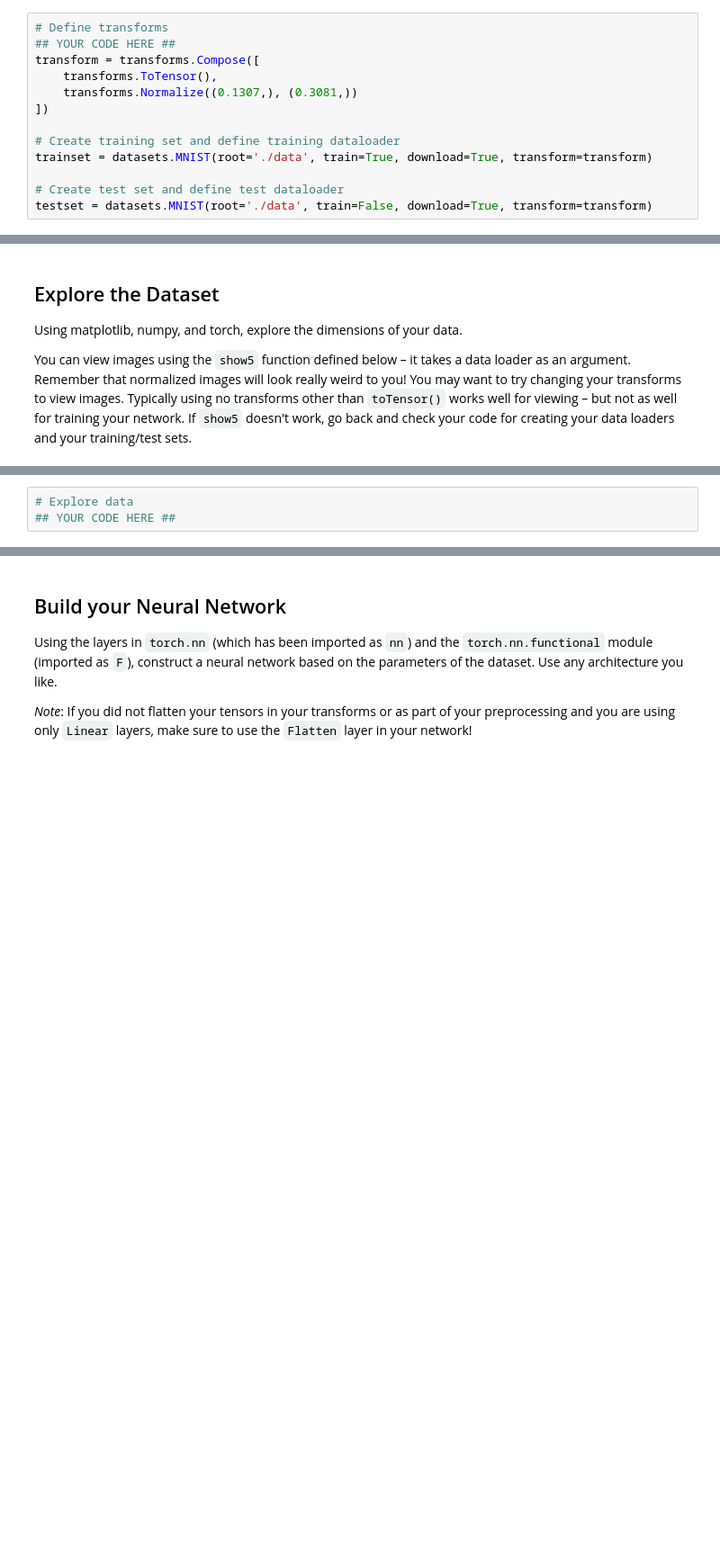
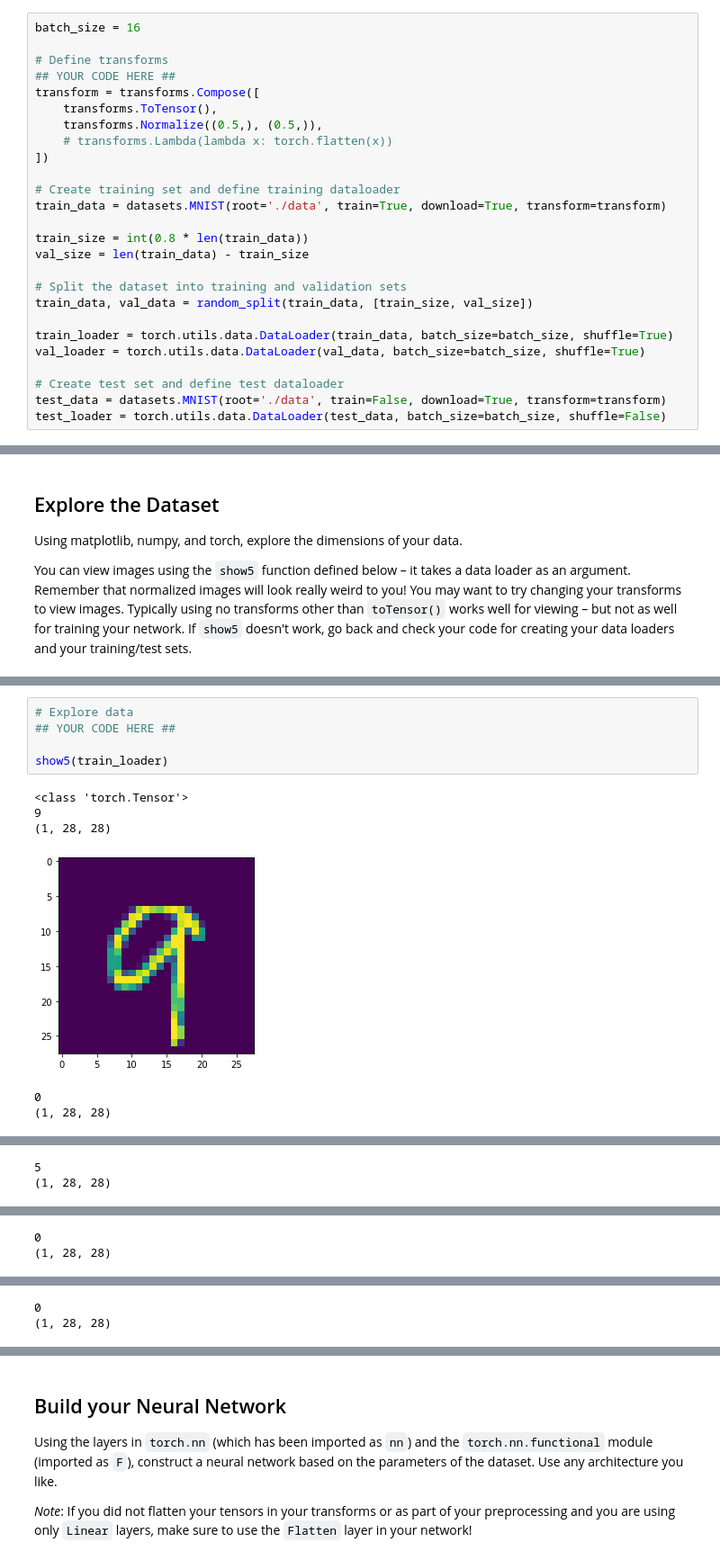
Before and after one commit to mrgiba/udacity-deeplearning, a Jupyter notebook: introduction-deep-learning/project/MNIST_Handwritten_Digits-STARTER.ipynb, the cells around one changed output, grey strips where cells are left out. Shown: that part at 90% size. Cells and saved outputs as stored; diff of their text form; blank space fills up the shorter version.

Commit message:
Initial training loop code

```diff
--- a/introduction-deep-learning/project/MNIST_Handwritten_Digits-STARTER.ipynb
+++ b/introduction-deep-learning/project/MNIST_Handwritten_Digits-STARTER.ipynb
@@ -35,18 +41,31 @@ Make sure to specify `download=True`!
 
 Once your dataset is created, you'll also need to define a `DataLoader` from the `torch.utils.data` module for both the train and the test set.
 # %%
+batch_size = 16
+
 # Define transforms
 ## YOUR CODE HERE ##
 transform = transforms.Compose([
     transforms.ToTensor(),
-    transforms.Normalize((0.1307,), (0.3081,))
+    transforms.Normalize((0.5,), (0.5,)),
+    # transforms.Lambda(lambda x: torch.flatten(x))
 ])
 
 # Create training set and define training dataloader
-trainset = datasets.MNIST(root='./data', train=True, download=True, transform=transform)
+train_data = datasets.MNIST(root='./data', train=True, download=True, transform=transform)
+
+train_size = int(0.8 * len(train_data))
+val_size = len(train_data) - train_size
+
+# Split the dataset into training and validation sets
+train_data, val_data = random_split(train_data, [train_size, val_size])
+
+train_loader = torch.utils.data.DataLoader(train_data, batch_size=batch_size, shuffle=True)
+val_loader = torch.utils.data.DataLoader(val_data, batch_size=batch_size, shuffle=True)
 
 # Create test set and define test dataloader
-testset = datasets.MNIST(root='./data', train=False, download=True, transform=transform)
+test_data = datasets.MNIST(root='./data', train=False, download=True, transform=transform)
+test_loader = torch.utils.data.DataLoader(test_data, batch_size=batch_size, shuffle=False)
 # %% [markdown]
 ## Justify your preprocessing
 
@@ -78,3 +104,12 @@ def show5(img_loader):
 # %%
 # Explore data
 ## YOUR CODE HERE ##
+
+show5(train_loader)
+# %% [output]
+<class 'torch.Tensor'>
+9
+(1, 28, 28)
+[figure, added]
+0
+(1, 28, 28)
@@ -80,0 +117,2 @@ def show5(img_loader):
+5
+(1, 28, 28)
@@ -80,0 +120,2 @@ def show5(img_loader):
+0
+(1, 28, 28)
@@ -80,0 +123,2 @@ def show5(img_loader):
+0
+(1, 28, 28)
```
Also changed, not shown: parts of 12 cells of this notebook.
